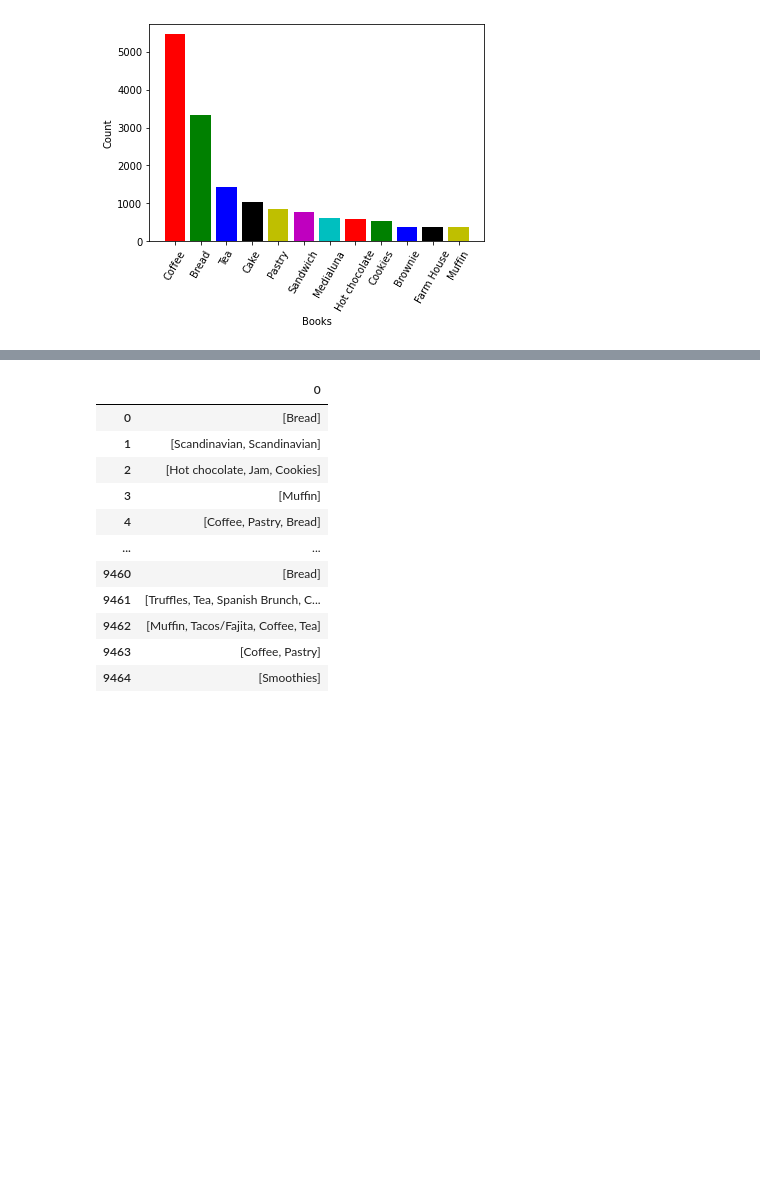
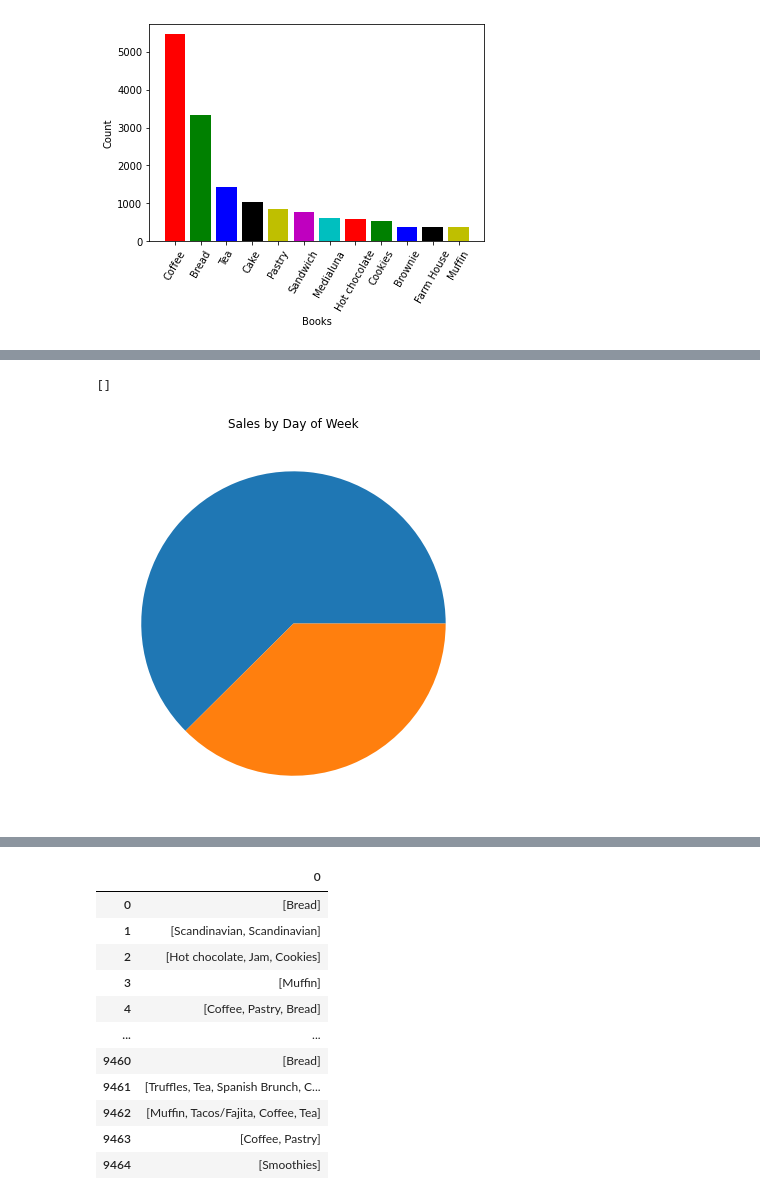
Before and after one commit to Blutronics/BakeryAssociationRule, a Jupyter notebook: bakery.ipynb, the cells around one changed output, grey strips where cells are left out. Saved outputs shown, nothing was run; the diff lists cells and outputs as text; code cells hidden in the pictures; blank space fills up the shorter version.

```diff
--- a/bakery.ipynb
+++ b/bakery.ipynb
@@ -97,0 +188,8 @@ plt.show()
+# %%
+fig = plt.figure(figsize = (10, 7))
+plt.pie(df.DayType.value_counts())
+plt.title('Sales by Day of Week')
+plt.plot()
+# %% [output]
+[]
+[figure, added]
```
Also changed, not shown: parts of 53 cells of this notebook.
